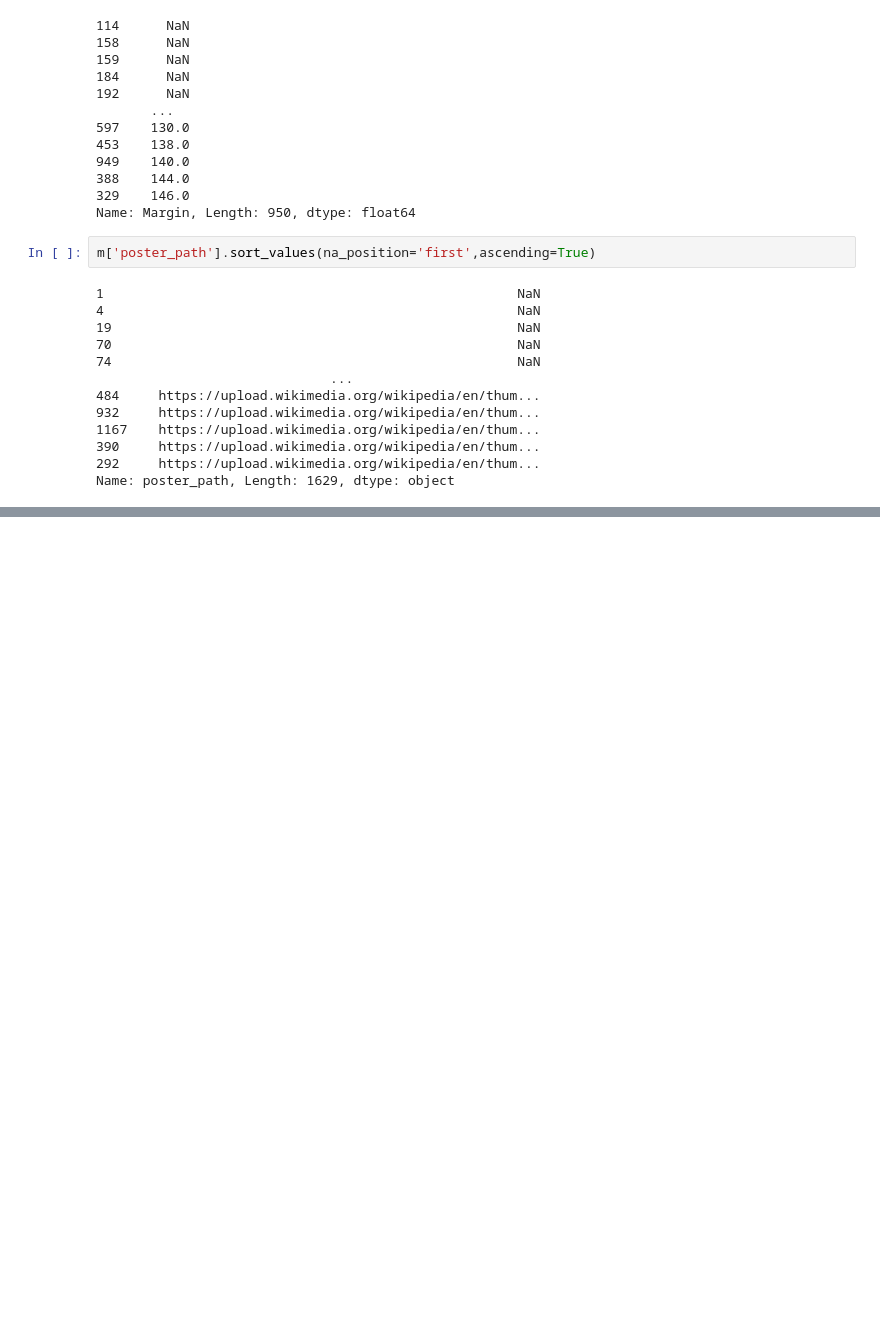
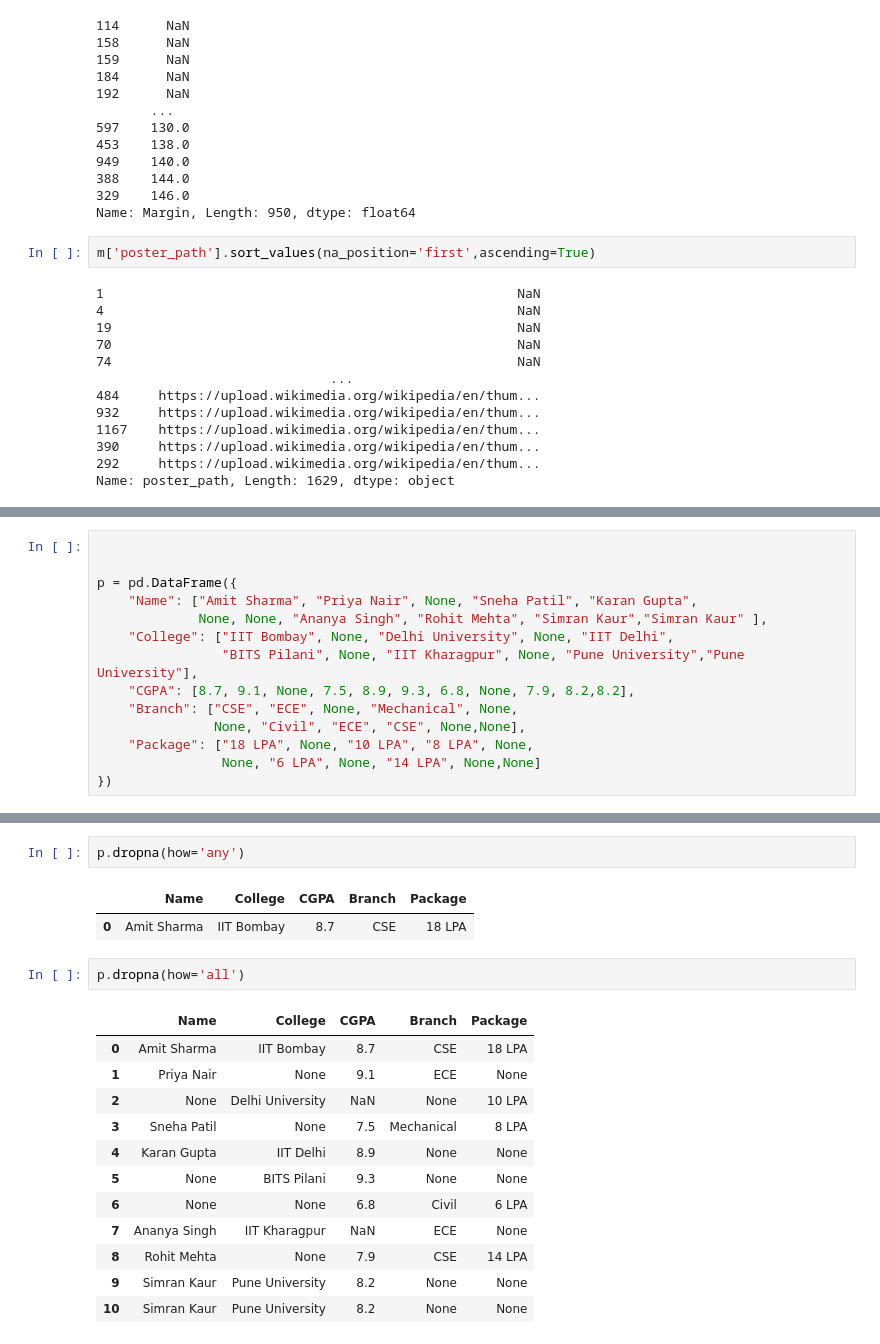
Before and after one commit to Ganesh20000/100_day_of_code, a Jupyter notebook: pandas/session18.ipynb, the cells around one changed output, grey strips where cells are left out. Saved outputs shown, nothing was run; the diff lists cells and outputs as text; blank space fills up the shorter version.

```diff
--- a/pandas/session18.ipynb
+++ b/pandas/session18.ipynb
@@ -148,0 +263,14 @@ m.sort_values(['actors','imdb_rating'],ascending=[0,0]).head(3)
+# %%
+
+
+p = pd.DataFrame({
+    "Name": ["Amit Sharma", "Priya Nair", None, "Sneha Patil", "Karan Gupta",
+             None, None, "Ananya Singh", "Rohit Mehta", "Simran Kaur","Simran Kaur" ],
+    "College": ["IIT Bombay", None, "Delhi University", None, "IIT Delhi",
+                "BITS Pilani", None, "IIT Kharagpur", None, "Pune University","Pune University"],
+    "CGPA": [8.7, 9.1, None, 7.5, 8.9, 9.3, 6.8, None, 7.9, 8.2,8.2],
+    "Branch": ["CSE", "ECE", None, "Mechanical", None,
+               None, "Civil", "ECE", "CSE", None,None],
+    "Package": ["18 LPA", None, "10 LPA", "8 LPA", None,
+                None, "6 LPA", None, "14 LPA", None,None]
+})
@@ -148,0 +286,20 @@ m.sort_values(['actors','imdb_rating'],ascending=[0,0]).head(3)
+# %%
+p.dropna(how='any')
+# %% [output]
+|  | Name | College | CGPA | Branch | Package |
+| 0 | Amit Sharma | IIT Bombay | 8.7 | CSE | 18 LPA |
+# %%
+p.dropna(how='all')
+# %% [output]
+|  | Name | College | CGPA | Branch | Package |
+| 0 | Amit Sharma | IIT Bombay | 8.7 | CSE | 18 LPA |
+| 1 | Priya Nair | None | 9.1 | ECE | None |
+| 2 | None | Delhi University | NaN | None | 10 LPA |
+| 3 | Sneha Patil | None | 7.5 | Mechanical | 8 LPA |
+| 4 | Karan Gupta | IIT Delhi | 8.9 | None | None |
+| 5 | None | BITS Pilani | 9.3 | None | None |
+| 6 | None | None | 6.8 | Civil | 6 LPA |
+| 7 | Ananya Singh | IIT Kharagpur | NaN | ECE | None |
+| 8 | Rohit Mehta | None | 7.9 | CSE | 14 LPA |
+| 9 | Simran Kaur | Pune University | 8.2 | None | None |
+| 10 | Simran Kaur | Pune University | 8.2 | None | None |
```
Also changed, not shown: parts of 53 cells of this notebook, 3 other files.
